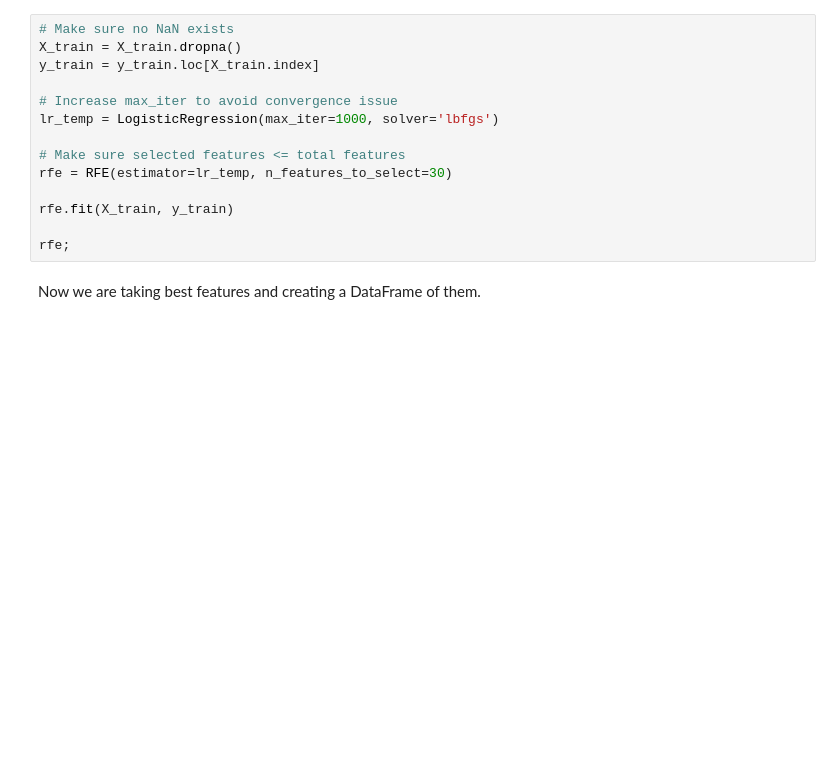
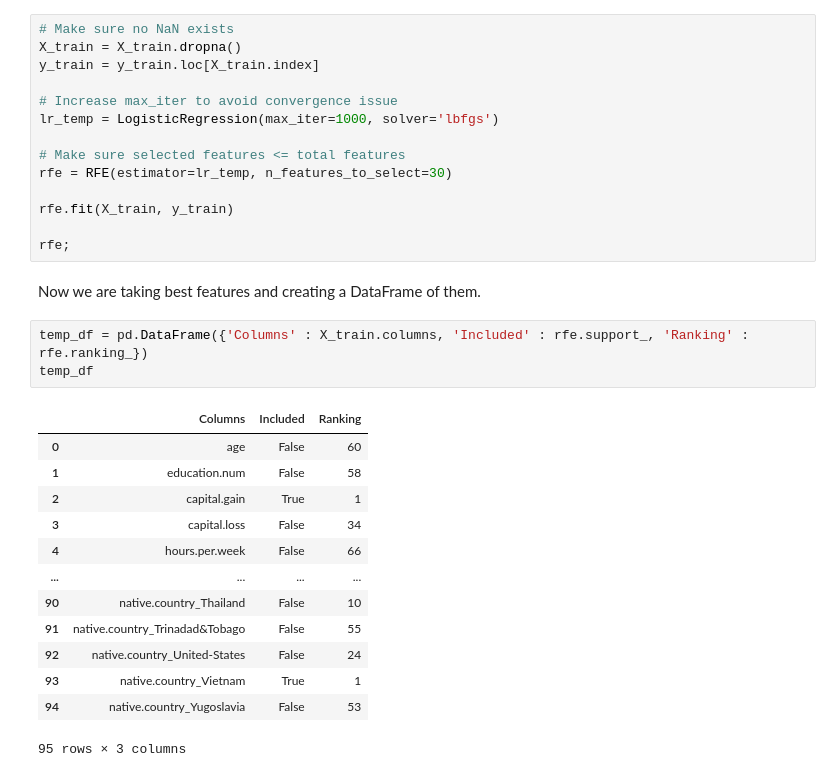
Before and after one commit to soniya-builds/Data-Analysis-Projects, a Jupyter notebook: Full Data Analysis Project with Python/raw_code.ipynb, the cells around one changed output. Cells and saved outputs as stored; diff of their text form; blank space fills up the shorter version.

```diff
--- a/Full Data Analysis Project with Python/raw_code.ipynb
+++ b/Full Data Analysis Project with Python/raw_code.ipynb
@@ -1098,3 +1098,20 @@ rfe.fit(X_train, y_train)
 rfe;
 # %% [markdown]
 Now we are taking best features and creating a DataFrame of them.
+# %%
+temp_df = pd.DataFrame({'Columns' : X_train.columns, 'Included' : rfe.support_, 'Ranking' : rfe.ranking_})
+temp_df
+# %% [output]
+|  | Columns | Included | Ranking |
+| 0 | age | False | 60 |
+| 1 | education.num | False | 58 |
+| 2 | capital.gain | True | 1 |
+| 3 | capital.loss | False | 34 |
+| 4 | hours.per.week | False | 66 |
+| ... | ... | ... | ... |
+| 90 | native.country_Thailand | False | 10 |
+| 91 | native.country_Trinadad&Tobago | False | 55 |
+| 92 | native.country_United-States | False | 24 |
+| 93 | native.country_Vietnam | True | 1 |
+| 94 | native.country_Yugoslavia | False | 53 |
+95 rows × 3 columns
```
Also changed, not shown: parts of 3 cells of this notebook.
